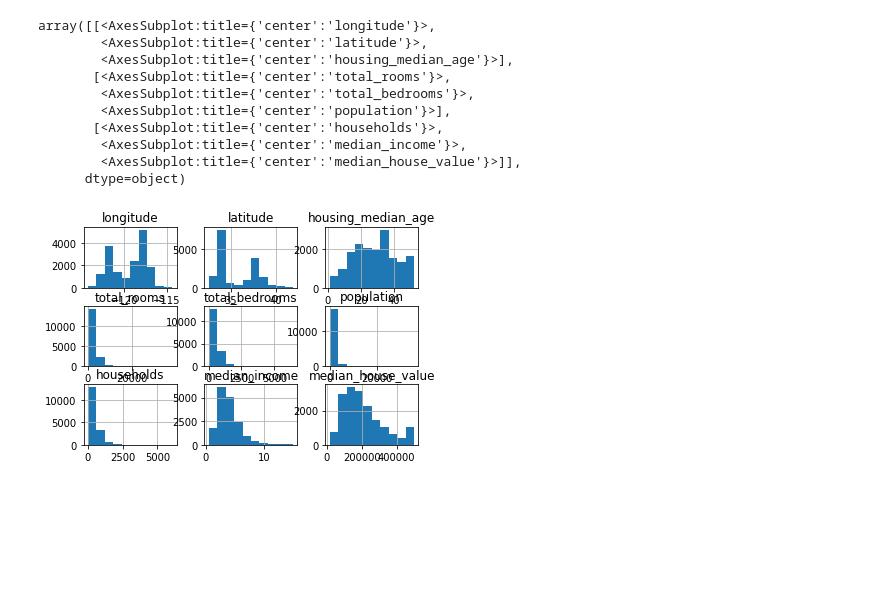
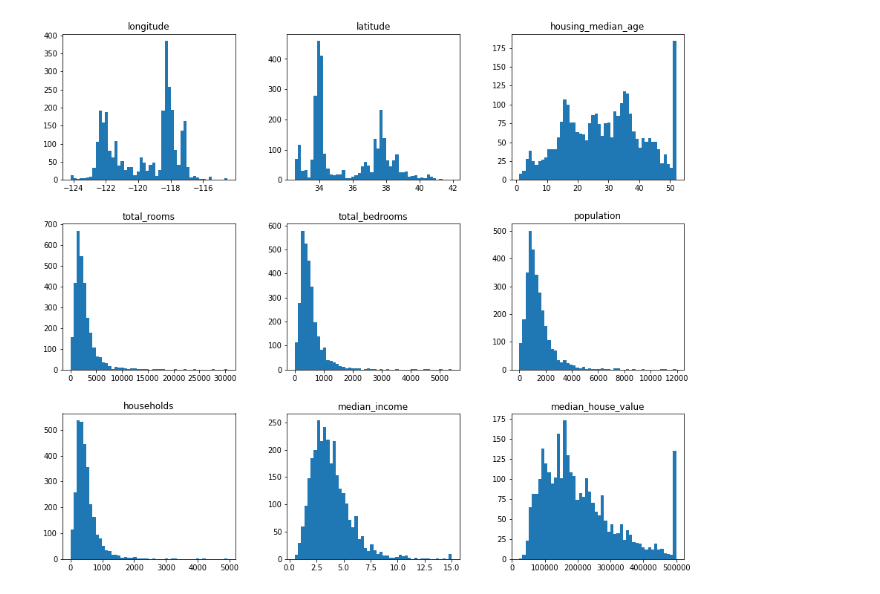
Before and after one commit to JaeWon0720/123123, a Jupyter notebook: 3/14.ipynb, the cells around one changed output. Drawn from its saved outputs; the diff is of its cells as text; code cells hidden in the pictures; blank space fills up the shorter version.

```diff
--- a/3/14.ipynb
+++ b/3/14.ipynb
@@ -30,14 +39,5 @@ df.describe()
-# %%
-df.hist()
-# %% [output]
-array([[<AxesSubplot:title={'center':'longitude'}>,
-        <AxesSubplot:title={'center':'latitude'}>,
-        <AxesSubplot:title={'center':'housing_median_age'}>],
-       [<AxesSubplot:title={'center':'total_rooms'}>,
-        <AxesSubplot:title={'center':'total_bedrooms'}>,
-        <AxesSubplot:title={'center':'population'}>],
-       [<AxesSubplot:title={'center':'households'}>,
-        <AxesSubplot:title={'center':'median_income'}>,
-        <AxesSubplot:title={'center':'median_house_value'}>]],
-      dtype=object)
-[figure, removed]
+# %%
+train.hist(figsize=(15,13) , grid=False , bins=50 )
+plt.show()
+# %% [output]
+[figure, added]
```
Also changed, not shown: parts of 8 cells of this notebook.
